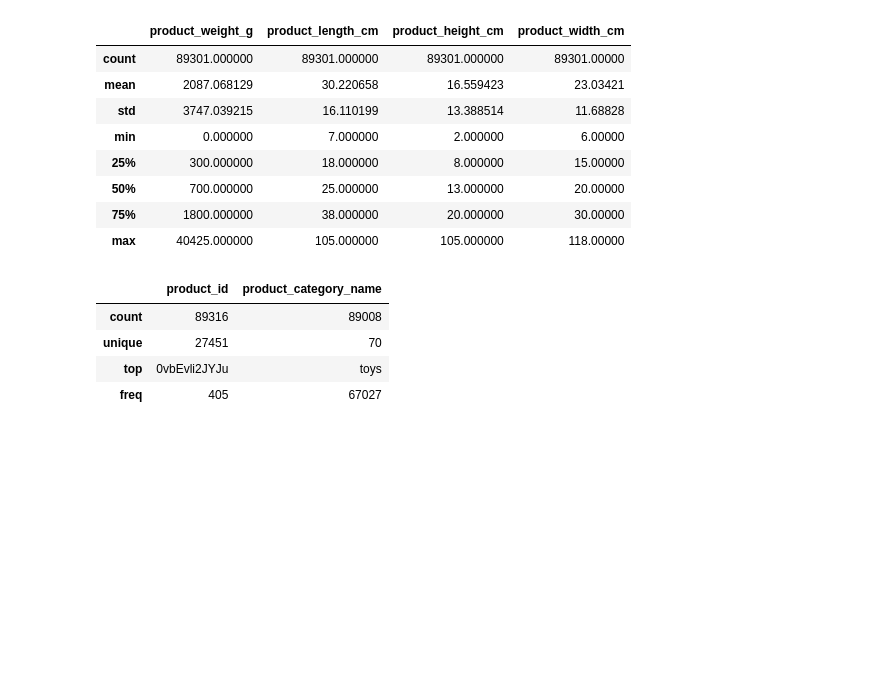
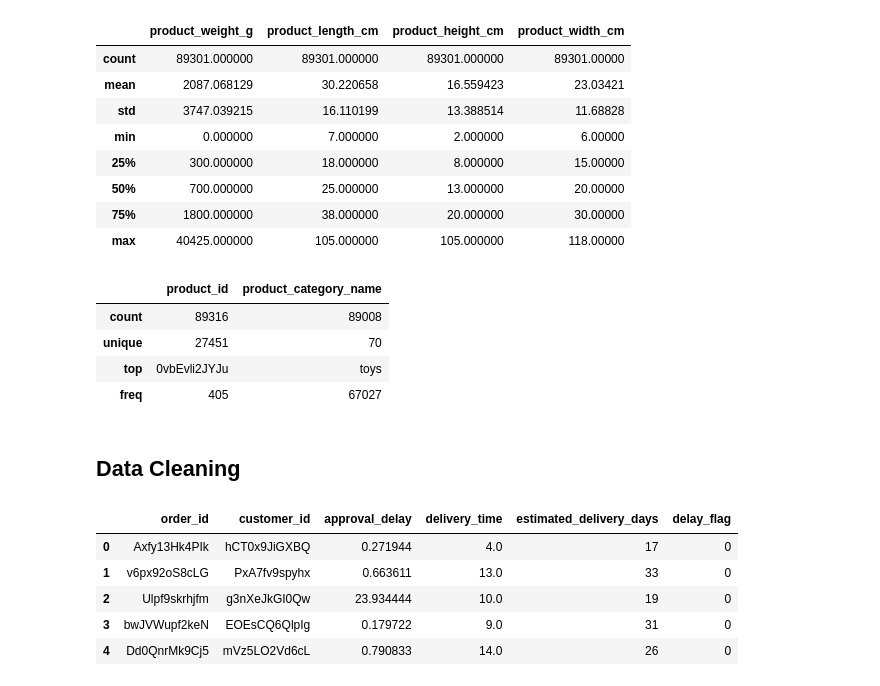
Before and after one commit to OchiengGideon/InternIntelligence_Machine_Learning_Model_Development, a Jupyter notebook: notebook.ipynb, the cells around one changed output. Saved outputs shown, nothing was run; the diff lists cells and outputs as text; code cells hidden in the pictures; blank space fills up the shorter version.

```diff
--- a/notebook.ipynb
+++ b/notebook.ipynb
@@ -186,3 +186,43 @@ df_Products.describe(include=['O'])
 | unique | 27451 | 70 |
 | top | 0vbEvli2JYJu | toys |
 | freq | 405 | 67027 |
+# %% [markdown]
+## Data Cleaning
+# %%
+def order_wrangler(df):
+    """
+    Cleans and processes df_orders by converting date columns to datetime format
+    and generating new time-based features.
+
+    Returns:
+    pd.DataFrame: A DataFrame with the following new columns:
+        - approval_delay: Time taken (in hours) between order placement and approval.
+        - delivery_time: Time taken (in days) from order placement to actual delivery.
+        - estimated_delivery_days: Estimated delivery time (in days) from order placement.
+        - delay_flag: Binary flag (1 = Delayed, 0 = On-time) indicating whether the delivery exceeded the estimated date.
+    """
+
+    # Convert to datetime format
+    df['order_purchase_timestamp'] = pd.to_datetime(df['order_purchase_timestamp'], errors='coerce')
+    df['order_approved_at'] = pd.to_datetime(df['order_approved_at'], errors='coerce')
+    df['order_delivered_timestamp'] = pd.to_datetime(df['order_delivered_timestamp'], errors='coerce')
+    df['order_estimated_delivery_date'] = pd.to_datetime(df['order_estimated_delivery_date'], errors='coerce')
+
+    # Create new time-based features
+    df['approval_delay'] = (df['order_approved_at'] - df['order_purchase_timestamp']).dt.total_seconds() / 3600  # Hours
+    df['delivery_time'] = (df['order_delivered_timestamp'] - df['order_purchase_timestamp']).dt.days  # Days
+    df['estimated_delivery_days'] = (df['order_estimated_delivery_date'] - df['order_purchase_timestamp']).dt.days  # Days
+    df['delay_flag'] = (df['order_delivered_timestamp'] > df['order_estimated_delivery_date']).astype(int)  # 1 if delayed, 0 otherwise
+
+    # Return the selected columns
+    return df[['order_id', 'customer_id','approval_delay', 'delivery_time', 'estimated_delivery_days', 'delay_flag']]
+# %%
+df_orders_cleaned = order_wrangler(df_orders)
+df_orders_cleaned.head()
+# %% [output]
+|  | order_id | customer_id | approval_delay | delivery_time | estimated_delivery_days | delay_flag |
+| 0 | Axfy13Hk4PIk | hCT0x9JiGXBQ | 0.271944 | 4.0 | 17 | 0 |
+| 1 | v6px92oS8cLG | PxA7fv9spyhx | 0.663611 | 13.0 | 33 | 0 |
+| 2 | Ulpf9skrhjfm | g3nXeJkGI0Qw | 23.934444 | 10.0 | 19 | 0 |
+| 3 | bwJVWupf2keN | EOEsCQ6QlpIg | 0.179722 | 9.0 | 31 | 0 |
+| 4 | Dd0QnrMk9Cj5 | mVz5LO2Vd6cL | 0.790833 | 14.0 | 26 | 0 |
```
Also changed, not shown: parts of 9 cells of this notebook.
